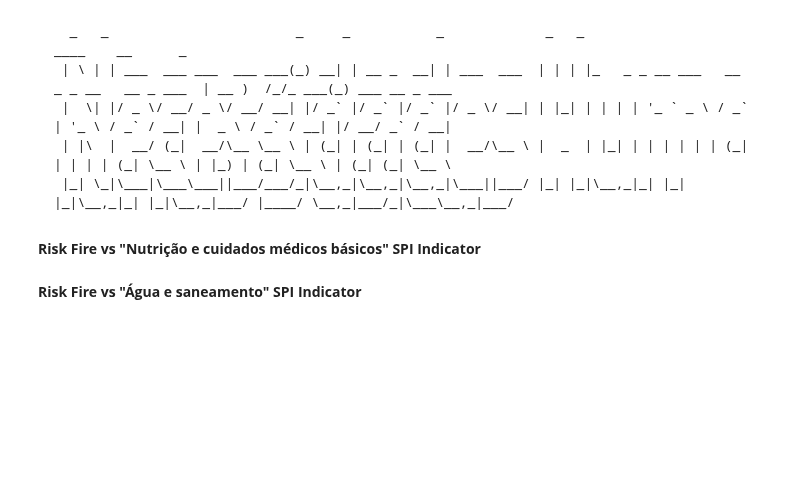
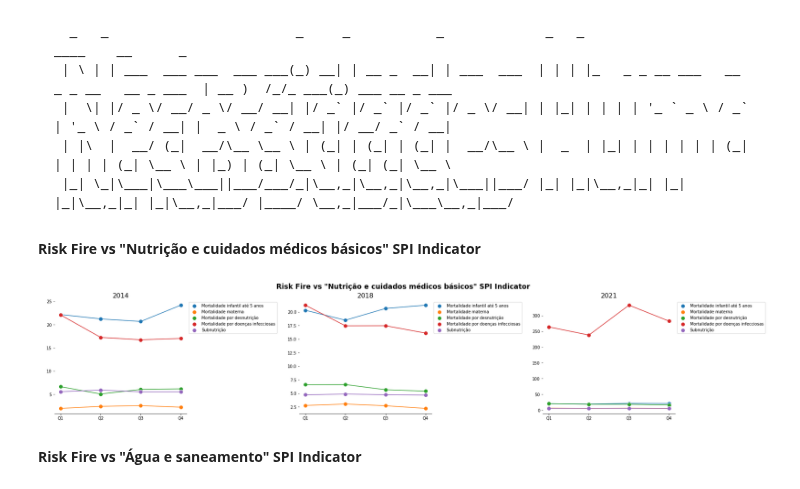
Before and after one commit to faustofcjr/amazon-social-progress, a Jupyter notebook: 03_data_exploration_indicadoriscocat.ipynb, the cells around one changed output. Cells and saved outputs as stored; diff of their text form; code cells hidden in the pictures; blank space fills up the shorter version.

```diff
--- a/03_data_exploration_indicadoriscocat.ipynb
+++ b/03_data_exploration_indicadoriscocat.ipynb
@@ -142,8 +148,10 @@ __Risk Fire vs "Oportunidades" SPI Component__
 # %% [markdown]
 __Risk Fire vs "Nutrição e cuidados médicos básicos" SPI Indicator__
 # %%
-# features_names = ["riscofogocat", "Mortalidade infantil até 5 anos", "Mortalidade materna", "Mortalidade por desnutrição", "Mortalidade por doenças infecciosas", "Subnutrição"]
-# plot_label_x_features(features_names, "Risk Fire vs \"Nutrição e cuidados médicos básicos\" SPI Indicator")
+features_names = ["indriscocat", "Mortalidade infantil até 5 anos", "Mortalidade materna", "Mortalidade por desnutrição", "Mortalidade por doenças infecciosas", "Subnutrição"]
+plot_label_x_features(features_names, "Risk Fire vs \"Nutrição e cuidados médicos básicos\" SPI Indicator")
+# %% [output]
+[figure, added]
 # %% [markdown]
 __Risk Fire vs "Água e saneamento" SPI Indicator__
 # %%
```
Also changed, not shown: parts of 3 cells of this notebook, 10 other files.
